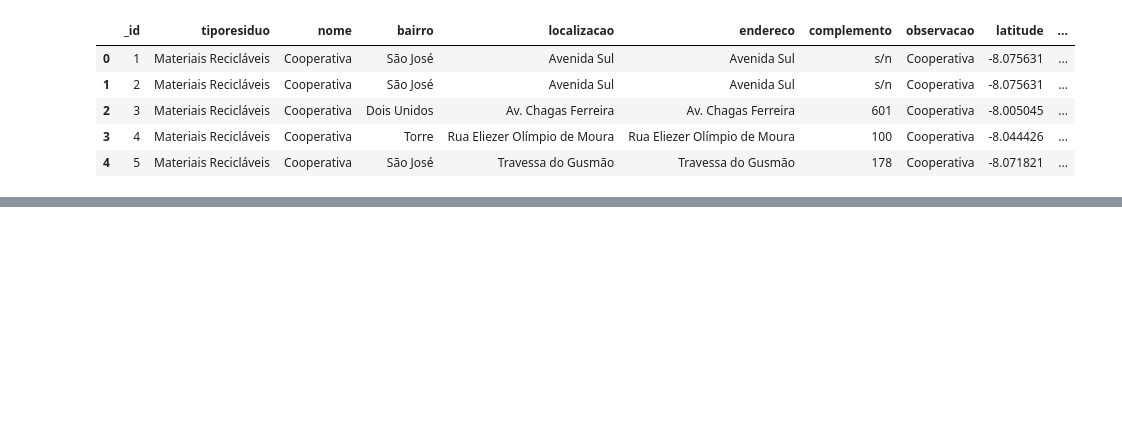
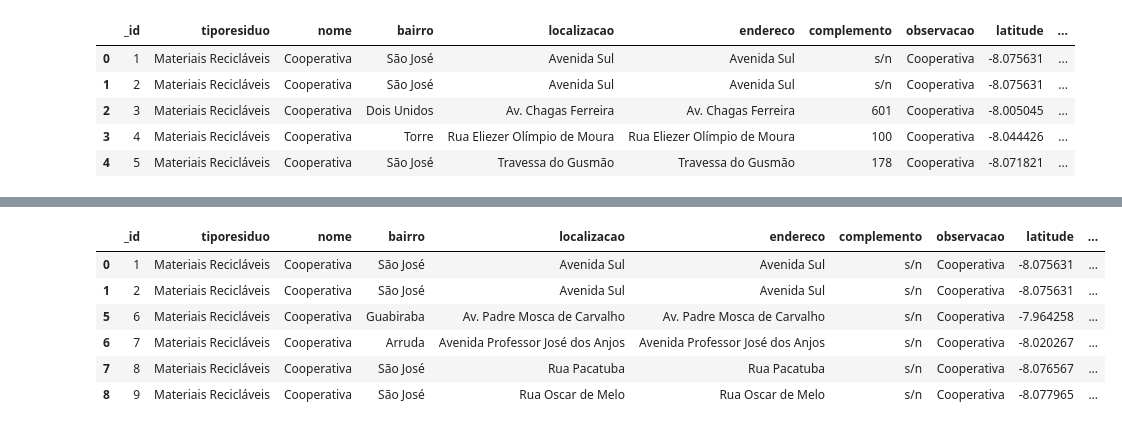
Before and after one commit to Daniel-Tavares-de-Lima/Conjunto-de-Dados-de-Transa-es-Imobili-rias-com-Informa-es-sobre-ITBI, a Jupyter notebook: código/analise.ipynb, the cells around one changed output, grey strips where cells are left out. Saved outputs shown, nothing was run; the diff lists cells and outputs as text; code cells hidden in the pictures; blank space fills up the shorter version.

```diff
--- a/código/analise.ipynb
+++ b/código/analise.ipynb
@@ -24,6 +33,6 @@ import pandas as pd
 # %%
-pd = pd.read_csv("../dataset/2f3a8820-8680-4768-9f27-b5105239482a.csv")
-pd.head()
+df = pd.read_csv("../dataset/2f3a8820-8680-4768-9f27-b5105239482a.csv")
+df.head()
 # %% [output]
 |  | _id | tiporesiduo | nome | bairro | localizacao | endereco | complemento | observacao | latitude | ... |
 | 0 | 1 | Materiais Recicláveis | Cooperativa | São José | Avenida Sul | Avenida Sul | s/n | Cooperativa | -8.075631 | ... |
@@ -33,0 +86,13 @@ pd.head()
+# %%
+# A segunda forma é verificar o valor médio oy da mediana deste modelo e substituir a palvra S/N para um valor médio
+
+#loc filtrar valores, filtrar condições, substituir valores/ iloc é pelo indice
+df.loc[df["complemento"] == "s/n"]
+# %% [output]
+|  | _id | tiporesiduo | nome | bairro | localizacao | endereco | complemento | observacao | latitude | ... |
+| 0 | 1 | Materiais Recicláveis | Cooperativa | São José | Avenida Sul | Avenida Sul | s/n | Cooperativa | -8.075631 | ... |
+| 1 | 2 | Materiais Recicláveis | Cooperativa | São José | Avenida Sul | Avenida Sul | s/n | Cooperativa | -8.075631 | ... |
+| 5 | 6 | Materiais Recicláveis | Cooperativa | Guabiraba | Av. Padre Mosca de Carvalho | Av. Padre Mosca de Carvalho | s/n | Cooperativa | -7.964258 | ... |
+| 6 | 7 | Materiais Recicláveis | Cooperativa | Arruda | Avenida Professor José dos Anjos | Avenida Professor José dos Anjos | s/n | Cooperativa | -8.020267 | ... |
+| 7 | 8 | Materiais Recicláveis | Cooperativa | São José | Rua Pacatuba | Rua Pacatuba | s/n | Cooperativa | -8.076567 | ... |
+| 8 | 9 | Materiais Recicláveis | Cooperativa | São José | Rua Oscar de Melo | Rua Oscar de Melo | s/n | Cooperativa | -8.077965 | ... |
```
Also changed, not shown: parts of 16 cells of this notebook.
